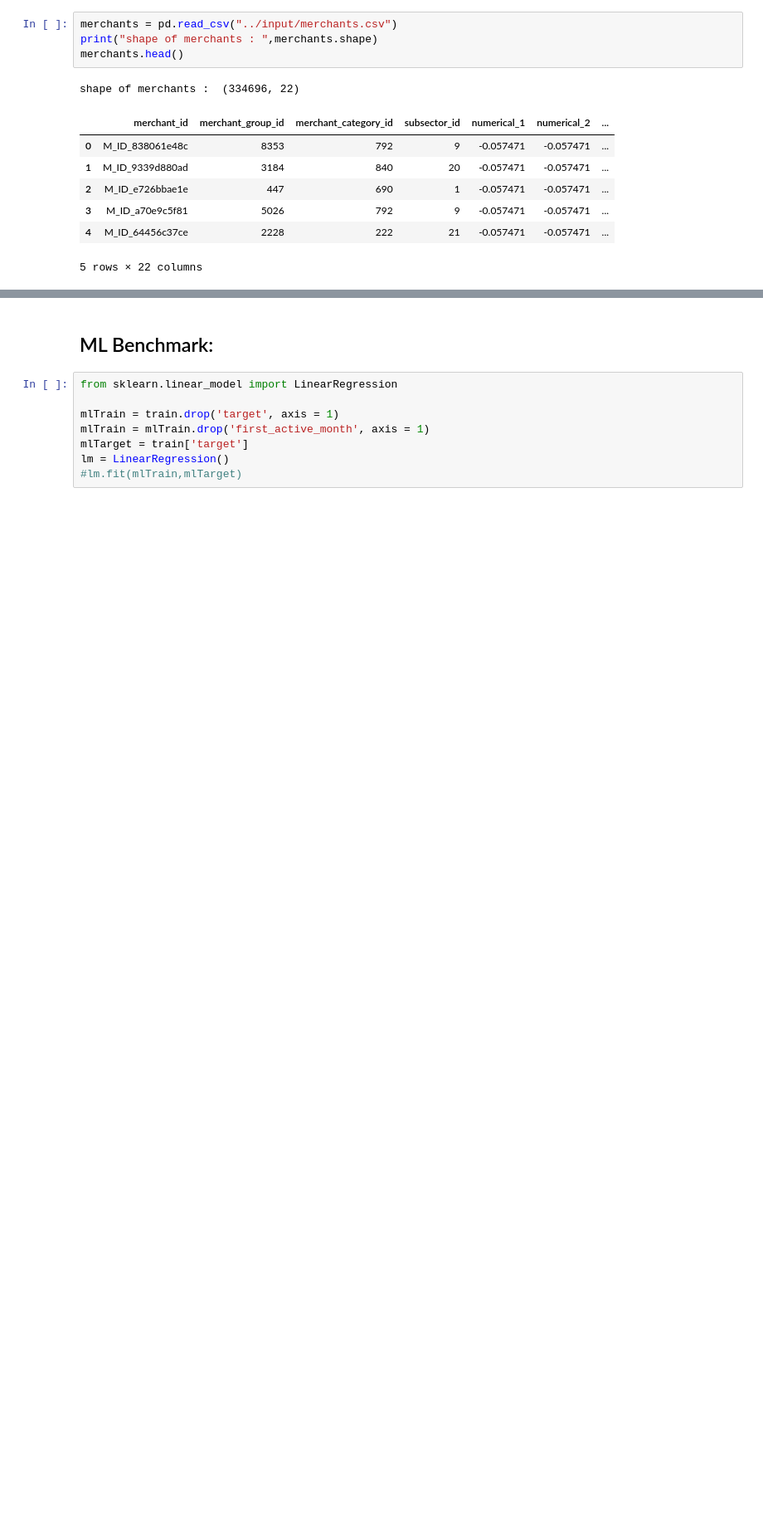
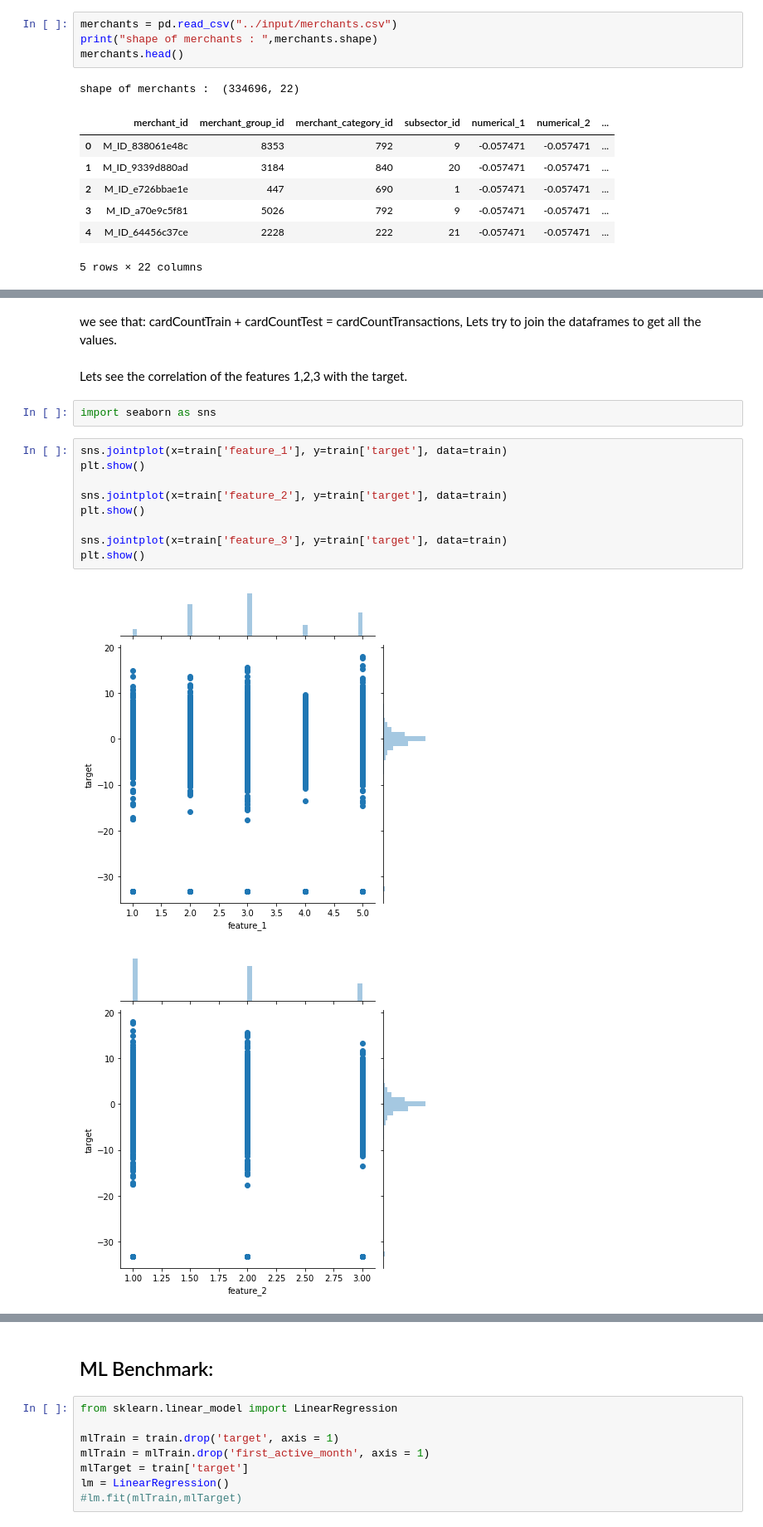
Before and after one commit to maorRoz/hw2dl, a Jupyter notebook: hw2dl-cat.ipynb, the cells around one changed output, grey strips where cells are left out. Shown at 83% size. Cells and saved outputs as stored; diff of their text form; blank space fills up the shorter version.

```diff
--- a/hw2dl-cat.ipynb
+++ b/hw2dl-cat.ipynb
@@ -76,0 +108,19 @@ ParserError: Error tokenizing data. C error: Calling read(nbytes) on source fail
+# %% [markdown]
+we see that: cardCountTrain + cardCountTest = cardCountTransactions,
+Lets try to join the dataframes to get all the values.
+# %% [markdown]
+Lets see the correlation of the features 1,2,3 with the target.
+# %%
+import seaborn as sns
+# %%
+sns.jointplot(x=train['feature_1'], y=train['target'], data=train)
+plt.show()
+
+sns.jointplot(x=train['feature_2'], y=train['target'], data=train)
+plt.show()
+
+sns.jointplot(x=train['feature_3'], y=train['target'], data=train)
+plt.show()
+# %% [output]
+[figure, added]
+[figure, added]
```
Also changed, not shown: parts of 28 cells of this notebook.
